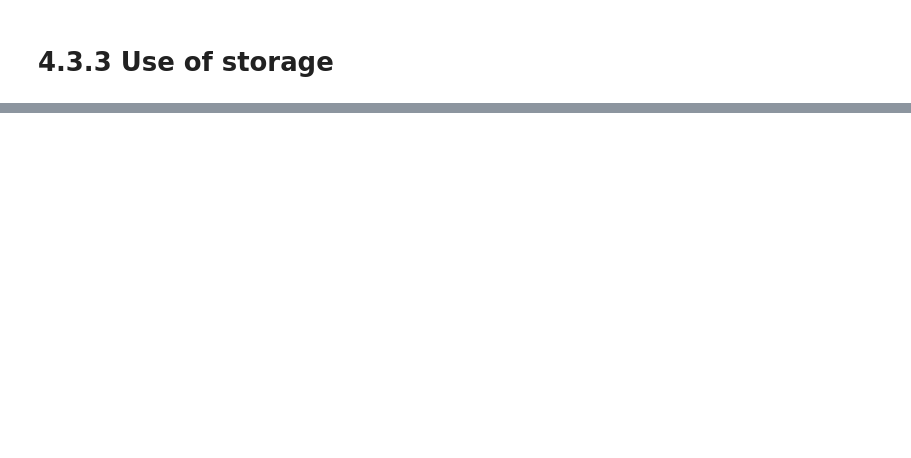
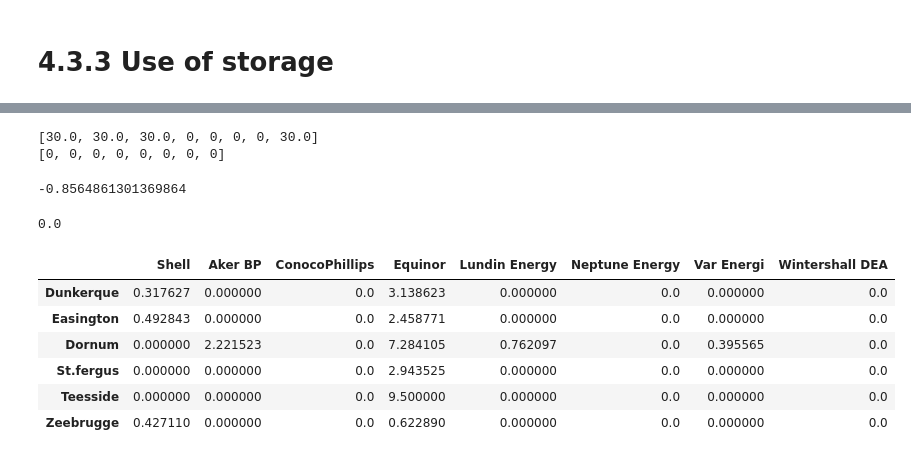
Before and after one commit to berendmarkhorst/secondary_gas_market, a Jupyter notebook: analysis.ipynb, the cells around one changed output, grey strips where cells are left out. Saved outputs shown, nothing was run; the diff lists cells and outputs as text; code cells hidden in the pictures; blank space fills up the shorter version.

```diff
--- a/analysis.ipynb
+++ b/analysis.ipynb
@@ -430,0 +554,35 @@ plt.show()
+# %%
+n = [node for node in problem.stages[0].nodes if node.name.capitalize() == "Zeebrugge"][0]
+t = [trader for trader in problem.traders if "equinor" in trader.name.lower()][0]
+print([get_value_from_solution(f"x_minus[{n.node_id},{m.stage_id},{t.trader_id},{k.commodity_id}]", solution) for m in problem.second_stages[3].all_parents + [problem.second_stages[3]] for k in problem.commodities])
+print([get_value_from_solution(f"y_minus[{n.node_id},{m.stage_id},{t.trader_id},{k.commodity_id}]", solution) for m in problem.second_stages[3].all_parents + [problem.second_stages[3]] for k in problem.commodities])
+# %% [output]
+[30.0, 30.0, 30.0, 0, 0, 0, 0, 30.0]
+[0, 0, 0, 0, 0, 0, 0, 0]
+# %%
+result_sold[1]["Lundin Energy"]["Easington"]
+# %% [output]
+-0.8564861301369864
+# %%
+result_bought[1]["Lundin Energy"]["Easington"]
+# %% [output]
+0.0
+# %%
+scenario_id = 1
+
+df1 = pd.DataFrame(result_sold[scenario_id])
+df2 = pd.DataFrame(result_bought[scenario_id])
+
+idx = (~(df1.eq(0).all(axis=1))) & ~(df2.eq(0).all(axis=1))
+df1 = df1.loc[idx]
+df2 = df2.loc[idx]
+
+df2
+# %% [output]
+|  | Shell | Aker BP | ConocoPhillips | Equinor | Lundin Energy | Neptune Energy | Var Energi | Wintershall DEA |
+| Dunkerque | 0.317627 | 0.000000 | 0.0 | 3.138623 | 0.000000 | 0.0 | 0.000000 | 0.0 |
+| Easington | 0.492843 | 0.000000 | 0.0 | 2.458771 | 0.000000 | 0.0 | 0.000000 | 0.0 |
+| Dornum | 0.000000 | 2.221523 | 0.0 | 7.284105 | 0.762097 | 0.0 | 0.395565 | 0.0 |
+| St.fergus | 0.000000 | 0.000000 | 0.0 | 2.943525 | 0.000000 | 0.0 | 0.000000 | 0.0 |
+| Teesside | 0.000000 | 0.000000 | 0.0 | 9.500000 | 0.000000 | 0.0 | 0.000000 | 0.0 |
+| Zeebrugge | 0.427110 | 0.000000 | 0.0 | 0.622890 | 0.000000 | 0.0 | 0.000000 | 0.0 |
```
Also changed, not shown: parts of 23 cells of this notebook, 10 other files.
